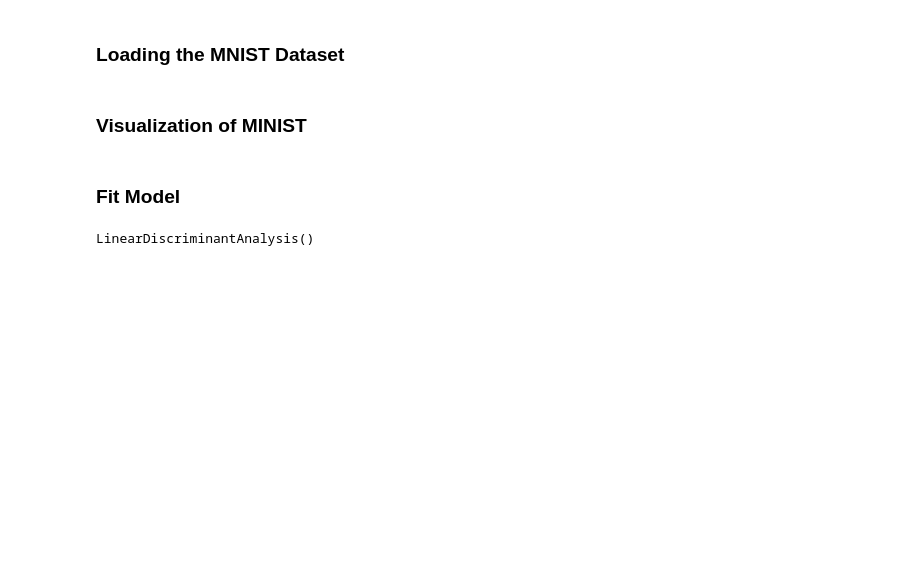
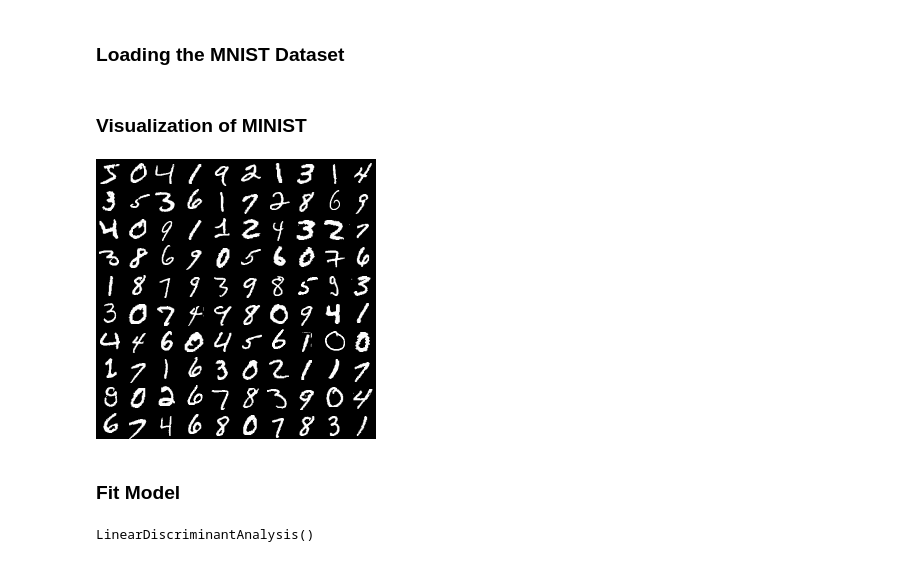
Before and after one commit to Artanisax/CS329-2023Fall, a Jupyter notebook: Lab06/Lab06_Assignment_Template.ipynb, the cells around one changed output. Cells and saved outputs as stored; diff of their text form; code cells hidden in the pictures; blank space fills up the shorter version.

```diff
--- a/Lab06/Lab06_Assignment_Template.ipynb
+++ b/Lab06/Lab06_Assignment_Template.ipynb
@@ -193,3 +191,33 @@ X_train, X_test, y_train, y_test = train_test_split(X, y)
+# %%
+# Visualize MINIST
+########### Write Your Code Here ###########
+from PIL import Image
+
+a = 10
+im = Image.new('L', (28 * a, 28 * a))
+
+labels = []
+images = []
+
+for i in range(a**2):
+    img = X[i]
+    label = y[i]
+    img = img.reshape(28, 28)
+    pil_img = Image.fromarray(np.uint8(img))
+    labels.append(label)
+    images.append(pil_img)
+
+for k in range(10, 110, 10):
+    for j in range(10000):
+        if j < 10:
+            im.paste(images[j], (j * 28, 28 * (int(k / 10) - 1)))
+        elif j < k:
+            im.paste(images[j], ((j - k + 10) * 28, 28 * (int(k / 10) - 1)))
+
+im.show()
+############################################
+# %% [output]
+[figure, added]
 # %% [markdown]
 ### Fit  Model
 # %%
```
Also changed, not shown: parts of 4 cells of this notebook.
